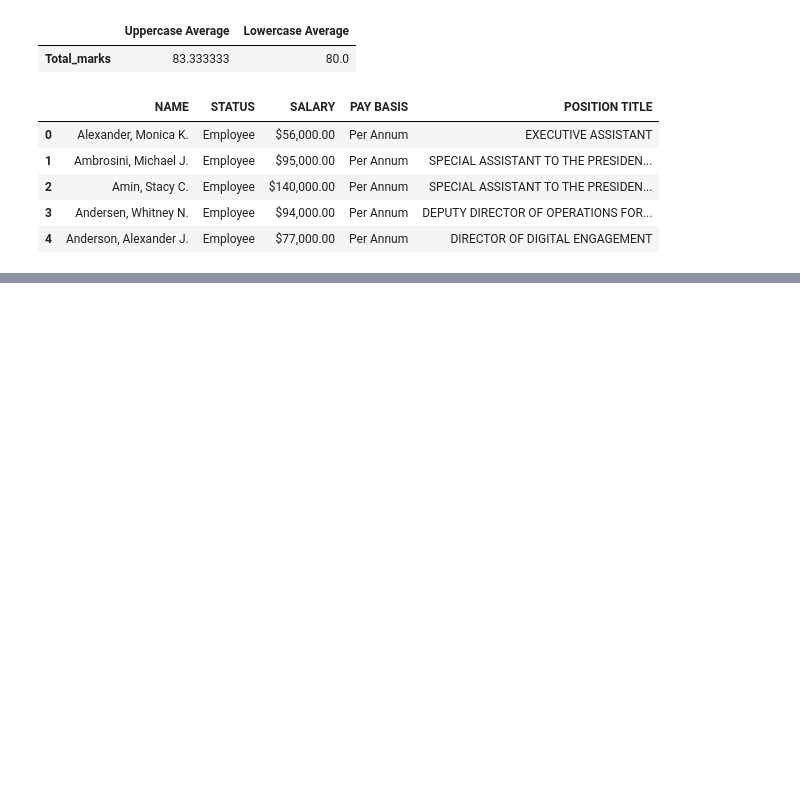
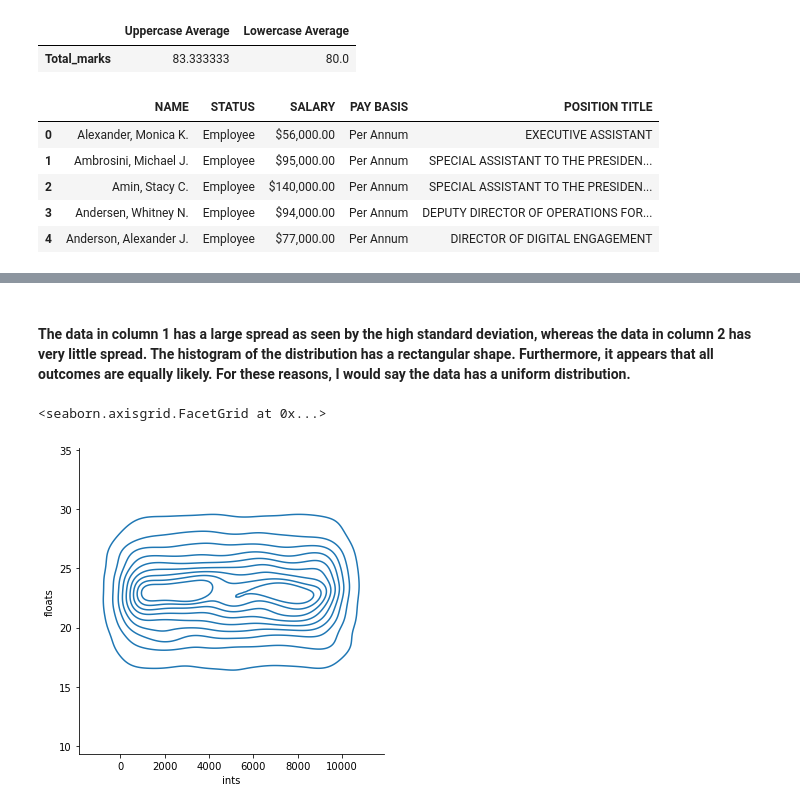
Before and after one commit to jdclifton2/DataScienceQuestions, a Jupyter notebook: DataScienceQuestions.ipynb, the cells around one changed output, grey strips where cells are left out. Saved outputs shown, nothing was run; the diff lists cells and outputs as text; code cells hidden in the pictures; blank space fills up the shorter version.

```diff
--- a/DataScienceQuestions.ipynb
+++ b/DataScienceQuestions.ipynb
@@ -79,0 +199,2 @@ wh_salaries_df.head()
+# %%
+df = pd.read_csv('https://raw.githubusercontent.com/fractalbass/data_engineer/master/data.csv')
@@ -79,0 +210,3 @@ wh_salaries_df.head()
+# %%
+df.columns = ['ints', 'floats']
+df.head()
@@ -79,0 +232,7 @@ wh_salaries_df.head()
+# %% [markdown]
+#### The data in column 1 has a large spread as seen by the high standard deviation, whereas the data in column 2 has very little spread. The histogram of the distribution has a rectangular shape. Furthermore, it appears that all outcomes are equally likely. For these reasons, I would say the data has a uniform distribution.
+# %%
+sns.displot(x = "ints", y = 'floats', kind = "kde", data = df)
+# %% [output]
+<seaborn.axisgrid.FacetGrid at 0x...>
+[figure, added]
```
Also changed, not shown: parts of 20 cells of this notebook.
